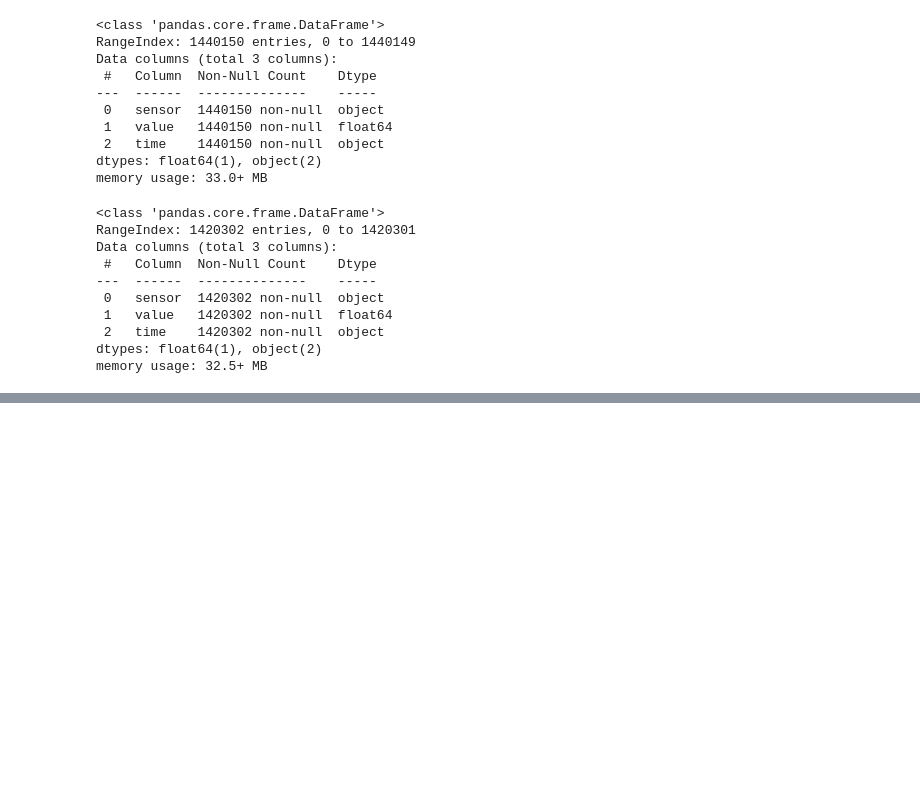
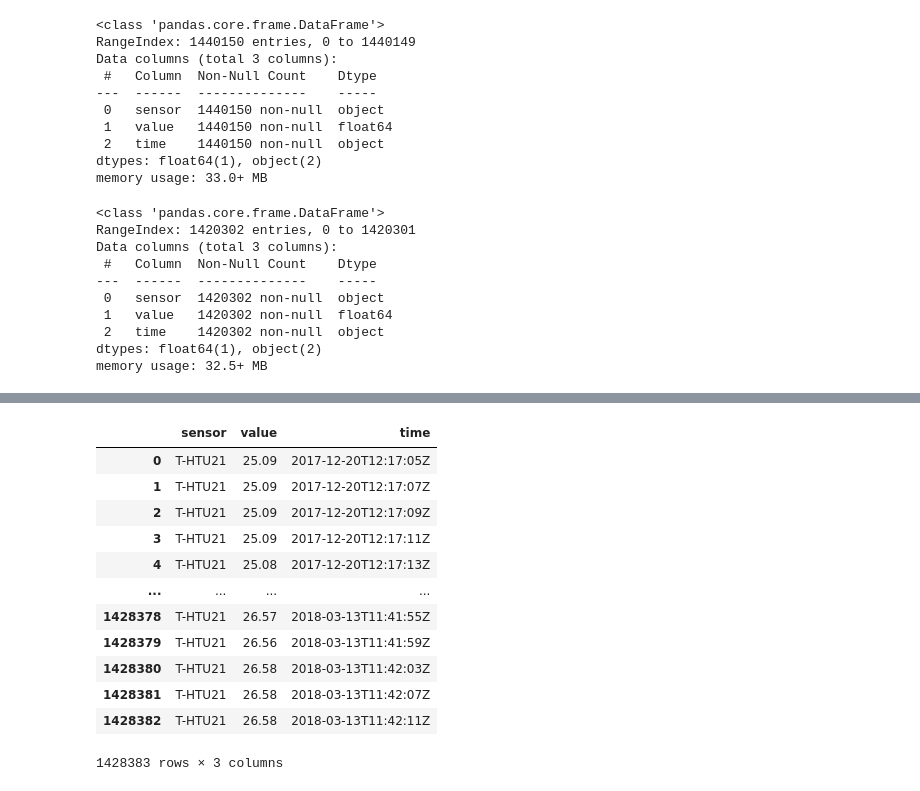
Before and after one commit to eyadfhafi/basic-data-science-assignment, a Jupyter notebook: notebooks/measures.ipynb, the cells around one changed output, grey strips where cells are left out. Drawn from its saved outputs; the diff is of its cells as text; code cells hidden in the pictures; blank space fills up the shorter version.

```diff
--- a/notebooks/measures.ipynb
+++ b/notebooks/measures.ipynb
@@ -560,0 +668,16 @@ memory usage: 32.5+ MB
+# %%
+T_HTU21.drop_duplicates()
+# %% [output]
+|  | sensor | value | time |
+| 0 | T-HTU21 | 25.09 | 2017-12-20T12:17:05Z |
+| 1 | T-HTU21 | 25.09 | 2017-12-20T12:17:07Z |
+| 2 | T-HTU21 | 25.09 | 2017-12-20T12:17:09Z |
+| 3 | T-HTU21 | 25.09 | 2017-12-20T12:17:11Z |
+| 4 | T-HTU21 | 25.08 | 2017-12-20T12:17:13Z |
+| ... | ... | ... | ... |
+| 1428378 | T-HTU21 | 26.57 | 2018-03-13T11:41:55Z |
+| 1428379 | T-HTU21 | 26.56 | 2018-03-13T11:41:59Z |
+| 1428380 | T-HTU21 | 26.58 | 2018-03-13T11:42:03Z |
+| 1428381 | T-HTU21 | 26.58 | 2018-03-13T11:42:07Z |
+| 1428382 | T-HTU21 | 26.58 | 2018-03-13T11:42:11Z |
+1428383 rows × 3 columns
```
Also changed, not shown: parts of 20 cells of this notebook.
